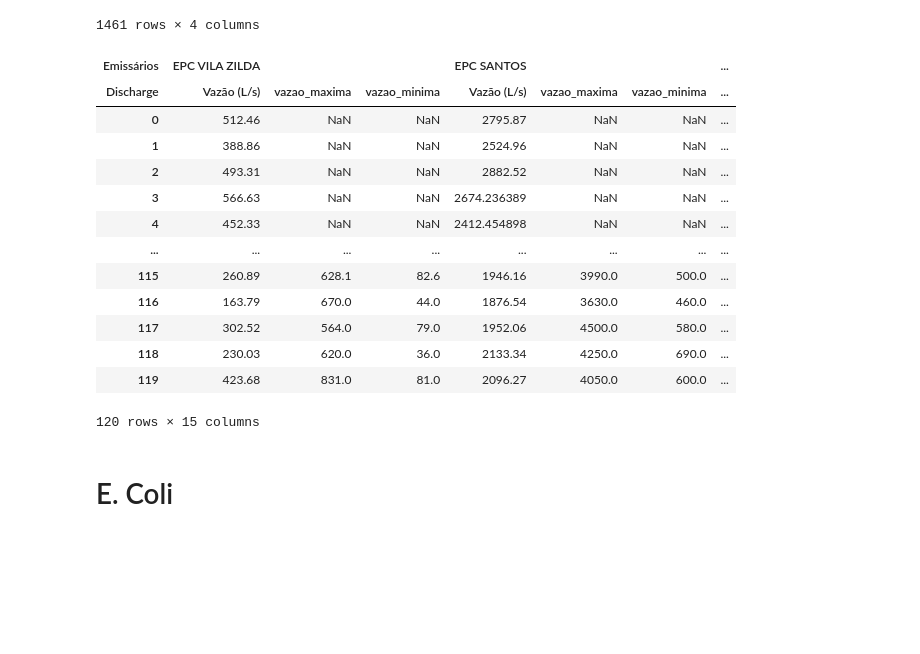
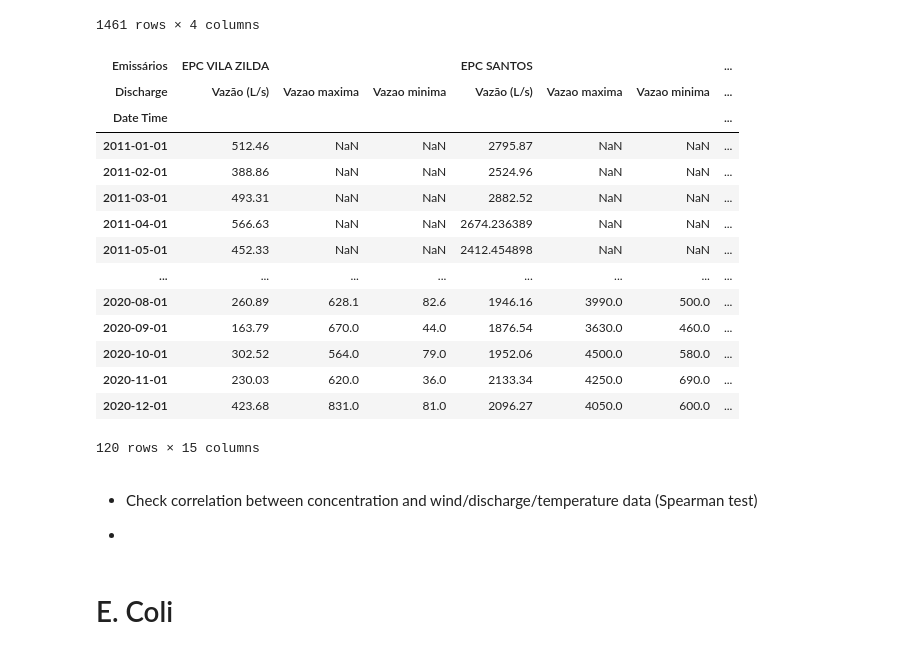
Before and after one commit to CostaNathan/doctorate, a Jupyter notebook: emissarios_dados.ipynb, the cells around one changed output. Saved outputs shown, nothing was run; the diff lists cells and outputs as text; code cells hidden in the pictures; blank space fills up the shorter version.

```diff
--- a/emissarios_dados.ipynb
+++ b/emissarios_dados.ipynb
@@ -1077,27 +1217,31 @@ temperature_df
 1461 rows × 4 columns
 # %%
 multi_header = pd.MultiIndex.from_product([['EPC VILA ZILDA','EPC SANTOS','EPC CAIÇARA - PG3', 'EMISSÁRIO FORTE - PG1', 'EMISSÁRIO TUPI - PG2' ],
-                                     ['Vazão (L/s)','vazao_maxima','vazao_minima']],
+                                     ['Vazão (L/s)','Vazao maxima','Vazao minima']],
                                     names=['Emissários','Discharge'])
 
 discharge = pd.read_excel('https://github.com/CostaNathan/doctorate/blob/ec4bb1aade50e3e703db3ef3f4c5406474f637fa/data/vazoes_corrigidas.xlsx?raw=true',skiprows = 2,header = None)
 discharge = discharge.iloc[:,1:].to_numpy()
 discharge_df = pd.DataFrame(discharge,columns = multi_header)
 
-date_time =
+date_time = pd.date_range(start='2011/01/01', end='2020/12/01', freq = 'MS')
+discharge_df['Date Time'] = date_time
+discharge_df = discharge_df.set_index('Date Time')
+
 discharge_df
 # %% [output]
 | Emissários | EPC VILA ZILDA |  |  | EPC SANTOS |  |  | ... |
-| Discharge | Vazão (L/s) | vazao_maxima | vazao_minima | Vazão (L/s) | vazao_maxima | vazao_minima | ... |
-| 0 | 512.46 | NaN | NaN | 2795.87 | NaN | NaN | ... |
-| 1 | 388.86 | NaN | NaN | 2524.96 | NaN | NaN | ... |
-| 2 | 493.31 | NaN | NaN | 2882.52 | NaN | NaN | ... |
-| 3 | 566.63 | NaN | NaN | 2674.236389 | NaN | NaN | ... |
-| 4 | 452.33 | NaN | NaN | 2412.454898 | NaN | NaN | ... |
+| Discharge | Vazão (L/s) | Vazao maxima | Vazao minima | Vazão (L/s) | Vazao maxima | Vazao minima | ... |
+| Date Time |  |  |  |  |  |  | ... |
+| 2011-01-01 | 512.46 | NaN | NaN | 2795.87 | NaN | NaN | ... |
+| 2011-02-01 | 388.86 | NaN | NaN | 2524.96 | NaN | NaN | ... |
+| 2011-03-01 | 493.31 | NaN | NaN | 2882.52 | NaN | NaN | ... |
+| 2011-04-01 | 566.63 | NaN | NaN | 2674.236389 | NaN | NaN | ... |
+| 2011-05-01 | 452.33 | NaN | NaN | 2412.454898 | NaN | NaN | ... |
 | ... | ... | ... | ... | ... | ... | ... | ... |
-| 115 | 260.89 | 628.1 | 82.6 | 1946.16 | 3990.0 | 500.0 | ... |
-| 116 | 163.79 | 670.0 | 44.0 | 1876.54 | 3630.0 | 460.0 | ... |
-| 117 | 302.52 | 564.0 | 79.0 | 1952.06 | 4500.0 | 580.0 | ... |
-| 118 | 230.03 | 620.0 | 36.0 | 2133.34 | 4250.0 | 690.0 | ... |
-| 119 | 423.68 | 831.0 | 81.0 | 2096.27 | 4050.0 | 600.0 | ... |
+| 2020-08-01 | 260.89 | 628.1 | 82.6 | 1946.16 | 3990.0 | 500.0 | ... |
+| 2020-09-01 | 163.79 | 670.0 | 44.0 | 1876.54 | 3630.0 | 460.0 | ... |
+| 2020-10-01 | 302.52 | 564.0 | 79.0 | 1952.06 | 4500.0 | 580.0 | ... |
+| 2020-11-01 | 230.03 | 620.0 | 36.0 | 2133.34 | 4250.0 | 690.0 | ... |
+| 2020-12-01 | 423.68 | 831.0 | 81.0 | 2096.27 | 4050.0 | 600.0 | ... |
 120 rows × 15 columns
@@ -1106,3 +1248,7 @@ import statsmodels.api as sm
+# %% [markdown]
+- Check correlation between concentration and wind/discharge/temperature data (Spearman test)
+
+-
 # %% [markdown]
 # E. Coli
 # %% [markdown]
```
Also changed, not shown: parts of 26 cells of this notebook.
